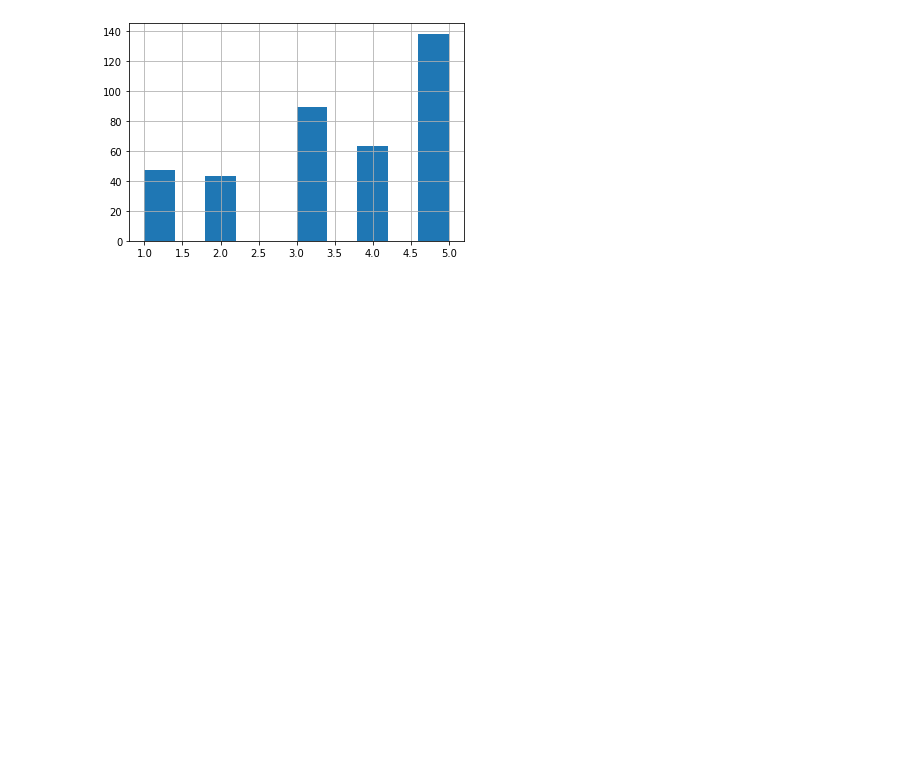
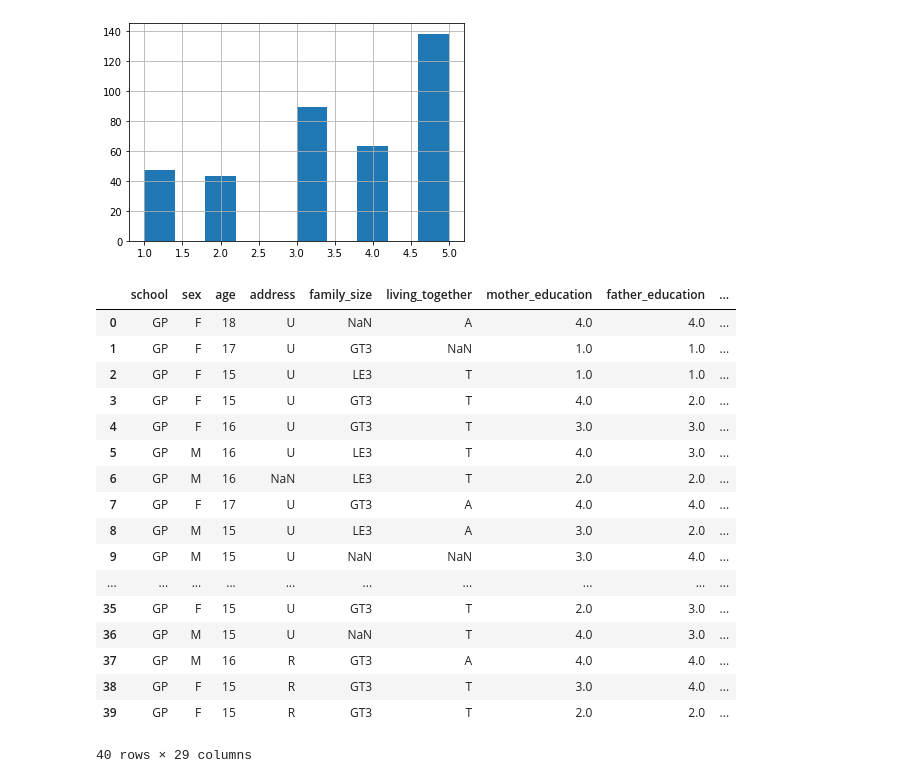
Before and after one commit to nailyatergemes/project2, a Jupyter notebook: project 2 stud math.ipynb, the cells around one changed output. Cells and saved outputs as stored; diff of their text form; code cells hidden in the pictures; blank space fills up the shorter version.

```diff
--- a/project 2 stud math.ipynb
+++ b/project 2 stud math.ipynb
@@ -514,3 +514,24 @@ min        1.000000
 max        5.000000
 Name: health, dtype: float64
 [figure]
+# %%
+display(mat.head(40))
+# %% [output]
+|  | school | sex | age | address | family_size | living_together | mother_education | father_education | ... |
+| 0 | GP | F | 18 | U | NaN | A | 4.0 | 4.0 | ... |
+| 1 | GP | F | 17 | U | GT3 | NaN | 1.0 | 1.0 | ... |
+| 2 | GP | F | 15 | U | LE3 | T | 1.0 | 1.0 | ... |
+| 3 | GP | F | 15 | U | GT3 | T | 4.0 | 2.0 | ... |
+| 4 | GP | F | 16 | U | GT3 | T | 3.0 | 3.0 | ... |
+| 5 | GP | M | 16 | U | LE3 | T | 4.0 | 3.0 | ... |
+| 6 | GP | M | 16 | NaN | LE3 | T | 2.0 | 2.0 | ... |
+| 7 | GP | F | 17 | U | GT3 | A | 4.0 | 4.0 | ... |
+| 8 | GP | M | 15 | U | LE3 | A | 3.0 | 2.0 | ... |
+| 9 | GP | M | 15 | U | NaN | NaN | 3.0 | 4.0 | ... |
+| ... | ... | ... | ... | ... | ... | ... | ... | ... | ... |
+| 35 | GP | F | 15 | U | GT3 | T | 2.0 | 3.0 | ... |
+| 36 | GP | M | 15 | U | NaN | T | 4.0 | 3.0 | ... |
+| 37 | GP | M | 16 | R | GT3 | A | 4.0 | 4.0 | ... |
+| 38 | GP | F | 15 | R | GT3 | T | 3.0 | 4.0 | ... |
+| 39 | GP | F | 15 | R | GT3 | T | 2.0 | 2.0 | ... |
+40 rows × 29 columns
```
Also changed, not shown: parts of 3 cells of this notebook.
